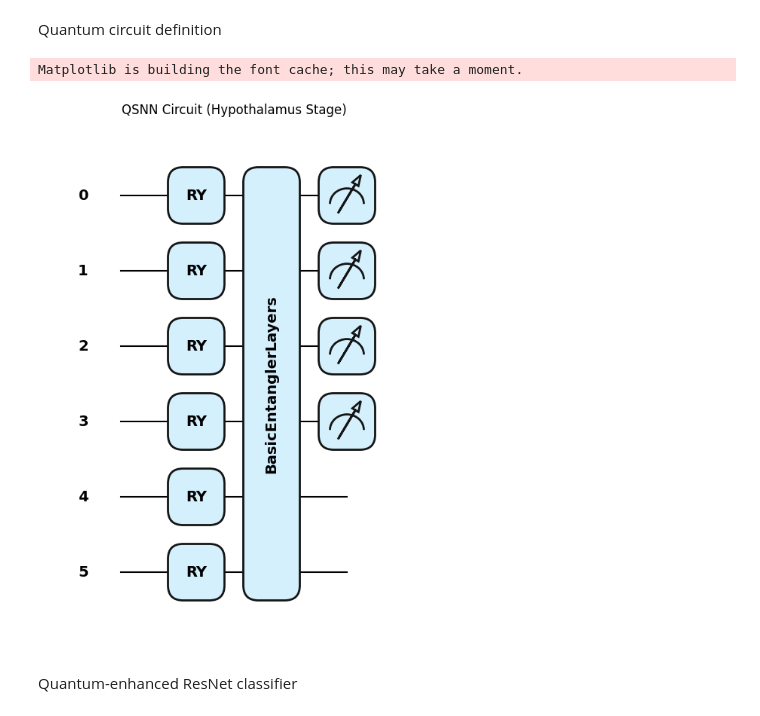
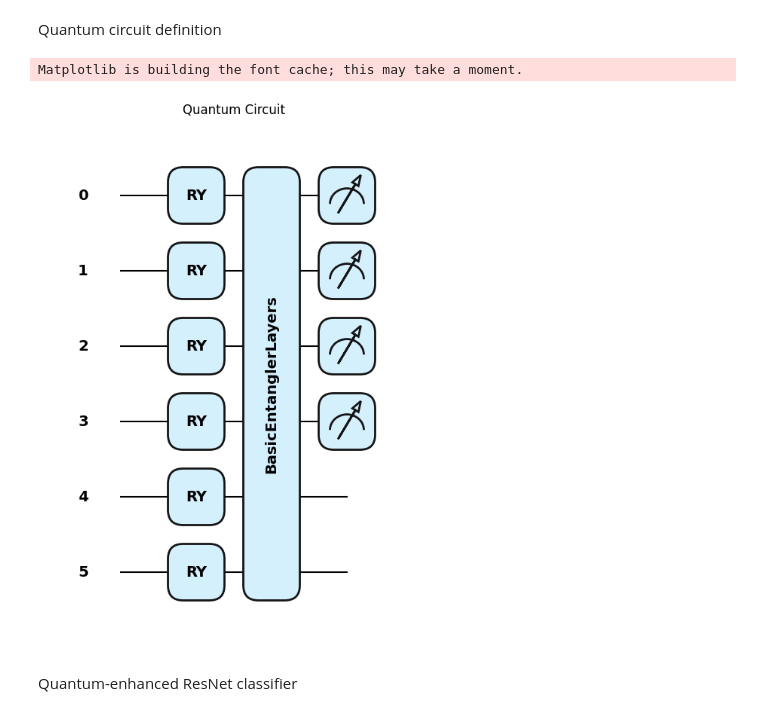
Before and after one commit to ketayon/Multiclass-Medical-Imaging, a Jupyter notebook: multiclass_brain_detector.ipynb, the cells around one changed output. Saved outputs shown, nothing was run; the diff lists cells and outputs as text; code cells hidden in the pictures.

```diff
--- a/multiclass_brain_detector.ipynb
+++ b/multiclass_brain_detector.ipynb
@@ -234,12 +234,12 @@ quantum_layer = qml.qnn.TorchLayer(quantum_circuit, q_shapes).to(device)
 # %%
 dummy_input = torch.tensor([0.1, 0.2, 0.3, 0.4], requires_grad=False)
 dummy_weights = torch.rand(q_shapes['weights'])
 qml.draw_mpl(quantum_circuit, style="pennylane")(dummy_input, dummy_weights)
-plt.title("QSNN Circuit (Hypothalamus Stage)")
+plt.title("Quantum Circuit")
 plt.show()
 # %% [output]
 Matplotlib is building the font cache; this may take a moment.
-[figure, old version]
+[figure, new version]
 # %% [markdown]
 Quantum-enhanced ResNet classifier
 # %%
```
